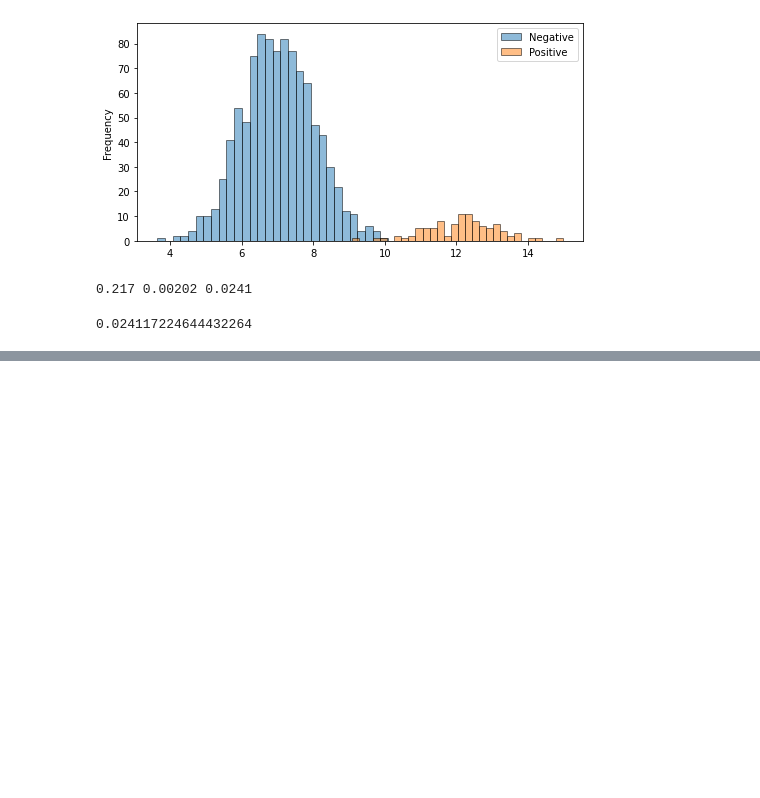
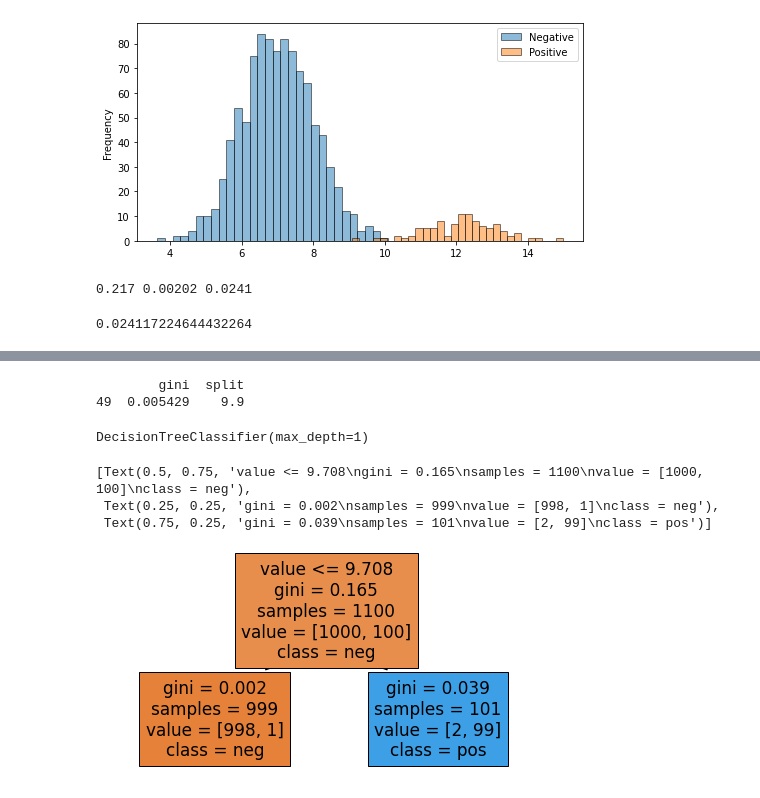
Before and after one commit to taniacsilva/Effective-XGBoost_book, a Jupyter notebook: model/04_gini.ipynb, the cells around one changed output, grey strips where cells are left out. Drawn from its saved outputs; the diff is of its cells as text; code cells hidden in the pictures; blank space fills up the shorter version.

```diff
--- a/model/04_gini.ipynb
+++ b/model/04_gini.ipynb
@@ -72,0 +101,23 @@ calc_gini(gini, val_col="value", label_col="label", pos_val="pos", split_point=9
+# %%
+print(pd.DataFrame({"gini":ginis, "split":values})
+      .query("gini <= gini.min()"))
+# %% [output]
+        gini  split
+49  0.005429    9.9
+# %%
+from sklearn import tree
+stump = tree.DecisionTreeClassifier(max_depth=1)
+stump.fit(gini[["value"]], gini.label)
+# %% [output]
+DecisionTreeClassifier(max_depth=1)
+# %%
+fig, ax = plt.subplots(figsize=(8, 4))
+tree.plot_tree(stump, feature_names=["value"],
+               filled=True,
+               class_names=stump.classes_.tolist(),
+               ax=ax)
+# %% [output]
+[Text(0.5, 0.75, 'value <= 9.708\ngini = 0.165\nsamples = 1100\nvalue = [1000, 100]\nclass = neg'),
+ Text(0.25, 0.25, 'gini = 0.002\nsamples = 999\nvalue = [998, 1]\nclass = neg'),
+ Text(0.75, 0.25, 'gini = 0.039\nsamples = 101\nvalue = [2, 99]\nclass = pos')]
+[figure, added]
```
Also changed, not shown: parts of 2 cells of this notebook.
